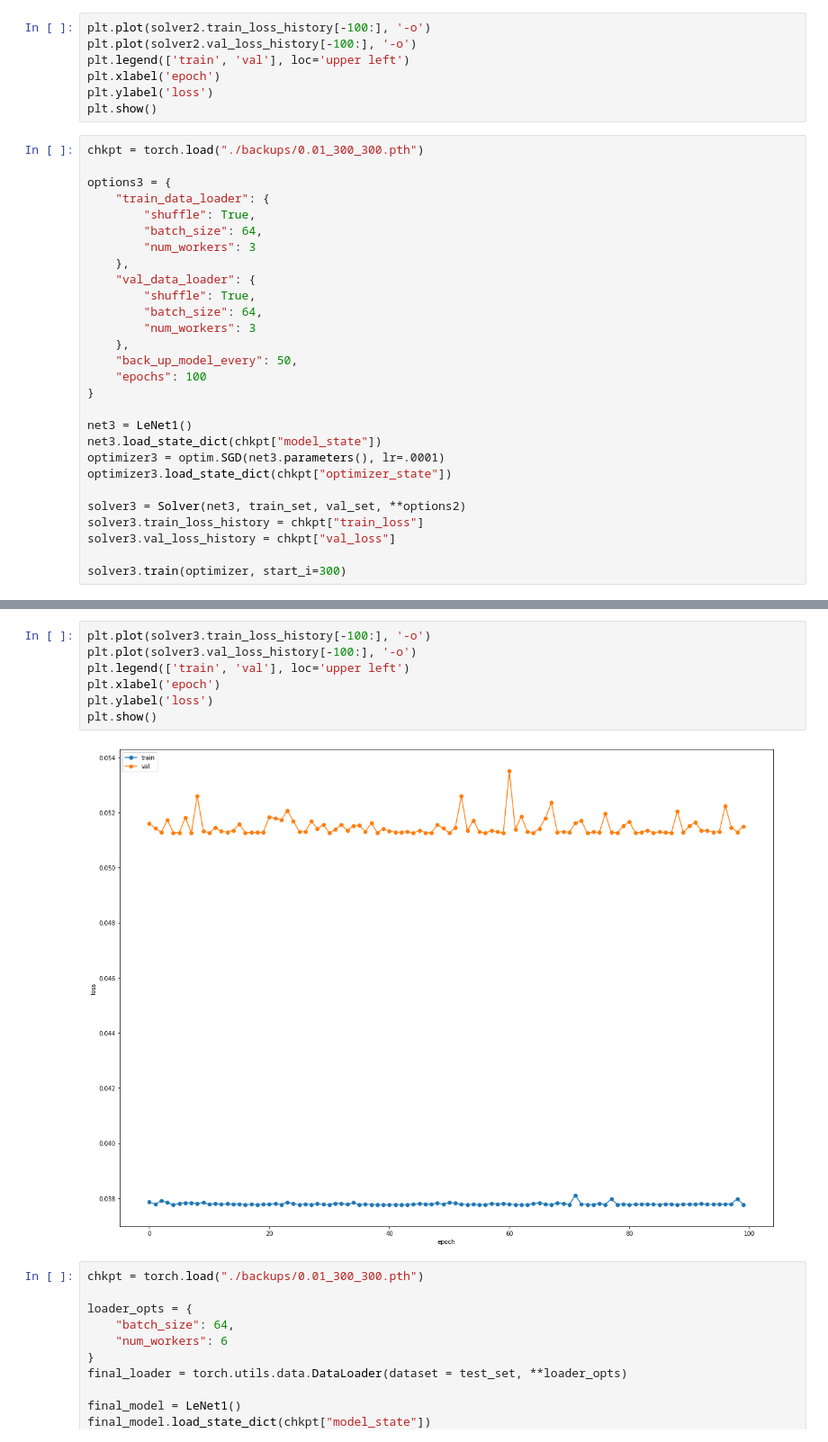
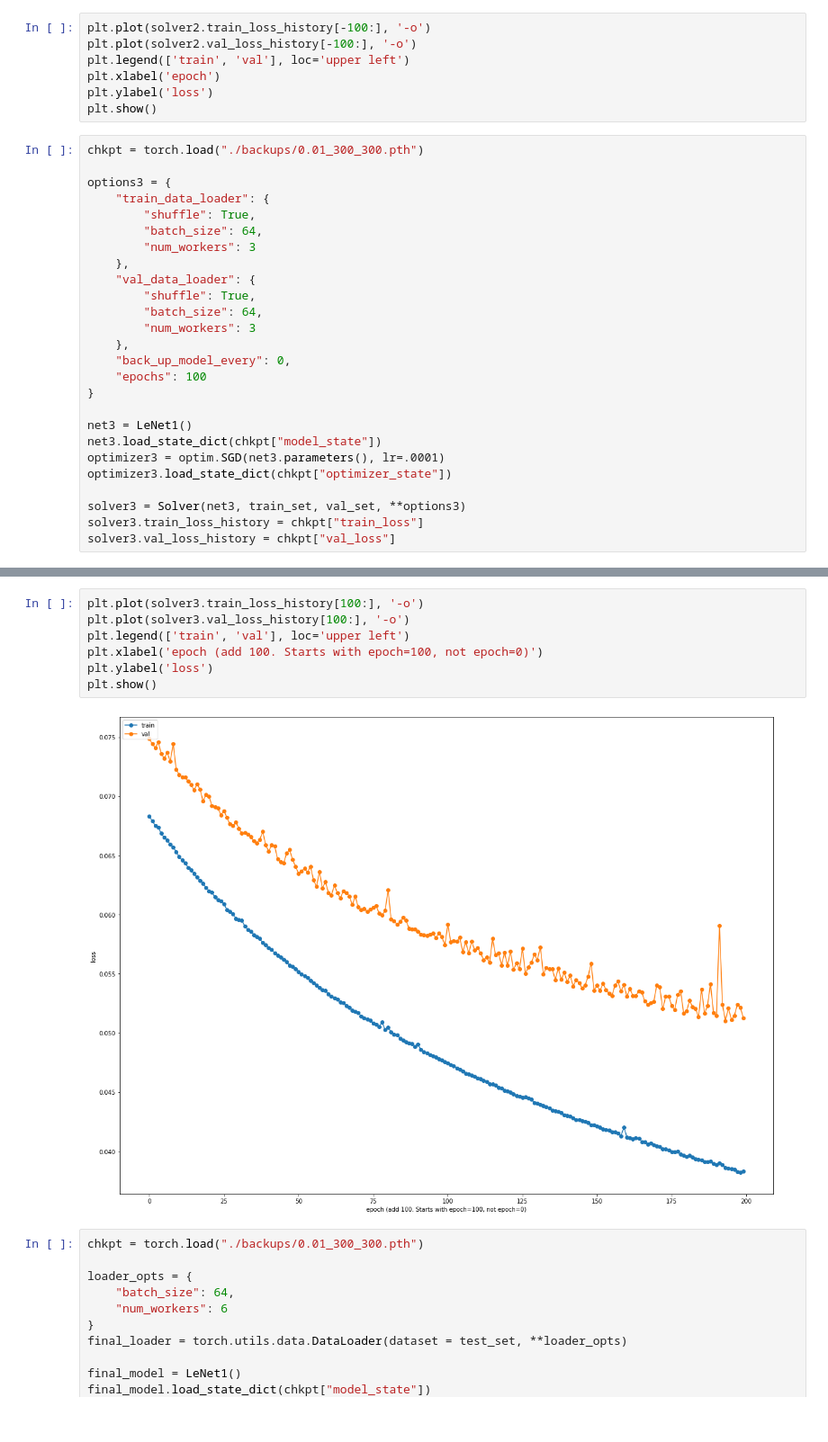
Before and after one commit to grvk/lenet-1, a Jupyter notebook: LeNet-1.ipynb, the cells around one changed output, grey strips where cells are left out. Shown: that part at 90% size. Drawn from its saved outputs; the diff is of its cells as text.

Commit message:
Added a chart, model backups. Slightly polished comments in the notebook

```diff
--- a/LeNet-1.ipynb
+++ b/LeNet-1.ipynb
@@ -276,7 +272,7 @@ options3 = {
         "batch_size": 64,
         "num_workers": 3
     },
-    "back_up_model_every": 50,
+    "back_up_model_every": 0,
     "epochs": 100
 }
 
@@ -285,8 +281,6 @@ net3.load_state_dict(chkpt["model_state"])
 optimizer3 = optim.SGD(net3.parameters(), lr=.0001)
 optimizer3.load_state_dict(chkpt["optimizer_state"])
 
-solver3 = Solver(net3, train_set, val_set, **options2)
+solver3 = Solver(net3, train_set, val_set, **options3)
 solver3.train_loss_history = chkpt["train_loss"]
 solver3.val_loss_history = chkpt["val_loss"]
-
-solver3.train(optimizer, start_i=300)
@@ -311,12 +287,12 @@ Done training. Train Accuracy = 0.98968. Val accuracy = 0.9836
 # %%
-plt.plot(solver3.train_loss_history[-100:], '-o')
-plt.plot(solver3.val_loss_history[-100:], '-o')
+plt.plot(solver3.train_loss_history[100:], '-o')
+plt.plot(solver3.val_loss_history[100:], '-o')
 plt.legend(['train', 'val'], loc='upper left')
-plt.xlabel('epoch')
+plt.xlabel('epoch (add 100. Starts with epoch=100, not epoch=0)')
 plt.ylabel('loss')
 plt.show()
 # %% [output]
-[figure, old version]
+[figure, new version]
 # %%
 chkpt = torch.load("./backups/0.01_300_300.pth")
 
```
Also changed, not shown: parts of 3 cells of this notebook, 11 other files.
